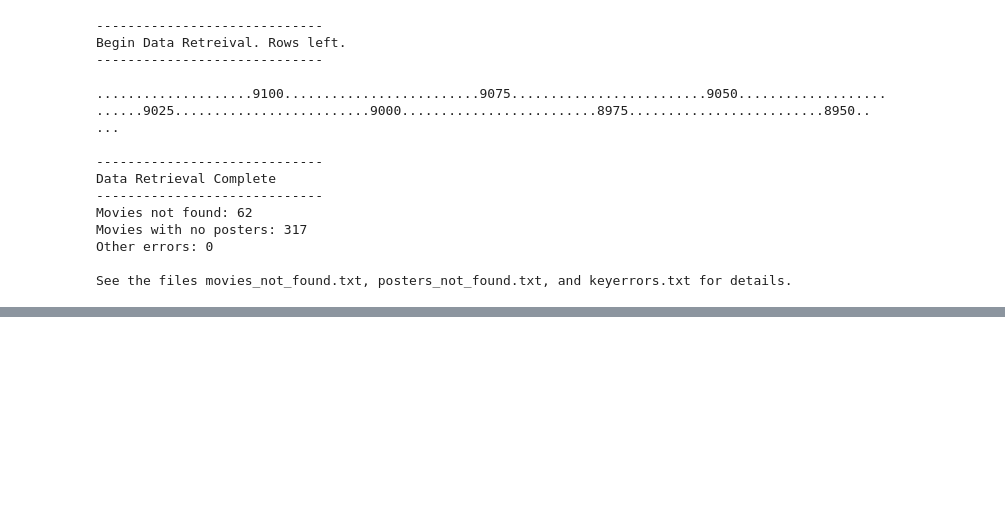
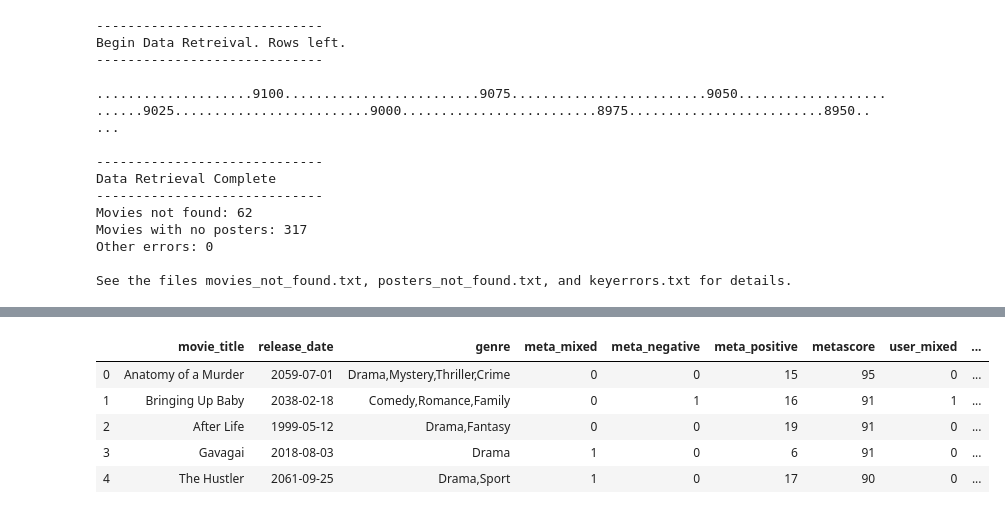
Before and after one commit to AddyBenny/Group_Project_2---UCI-Data-Analysis-Bootcamp-2020---Team-8, a Jupyter notebook: Project.ipynb, the cells around one changed output, grey strips where cells are left out. Drawn from its saved outputs; the diff is of its cells as text; code cells hidden in the pictures; blank space fills up the shorter version.

```diff
--- a/Project.ipynb
+++ b/Project.ipynb
@@ -267,0 +262,3 @@ UnicodeDecodeError: 'utf-8' codec can't decode byte 0xe9 in position 28: unexpec
+# %%
+rds_connection_string = "postgres:postgres@localhost:5432/Metacritic_db"
+engine = create_engine(f'postgresql://{rds_connection_string}')
@@ -267,0 +286,9 @@ UnicodeDecodeError: 'utf-8' codec can't decode byte 0xe9 in position 28: unexpec
+# %%
+pd.read_sql_query('select * from movies_t', con=engine).head()
+# %% [output]
+|  | movie_title | release_date | genre | meta_mixed | meta_negative | meta_positive | metascore | user_mixed | ... |
+| 0 | Anatomy of a Murder | 2059-07-01 | Drama,Mystery,Thriller,Crime | 0 | 0 | 15 | 95 | 0 | ... |
+| 1 | Bringing Up Baby | 2038-02-18 | Comedy,Romance,Family | 0 | 1 | 16 | 91 | 1 | ... |
+| 2 | After Life | 1999-05-12 | Drama,Fantasy | 0 | 0 | 19 | 91 | 0 | ... |
+| 3 | Gavagai | 2018-08-03 | Drama | 1 | 0 | 6 | 91 | 0 | ... |
+| 4 | The Hustler | 2061-09-25 | Drama,Sport | 1 | 0 | 17 | 90 | 0 | ... |
```
Also changed, not shown: parts of 17 cells of this notebook, 5 other files.
